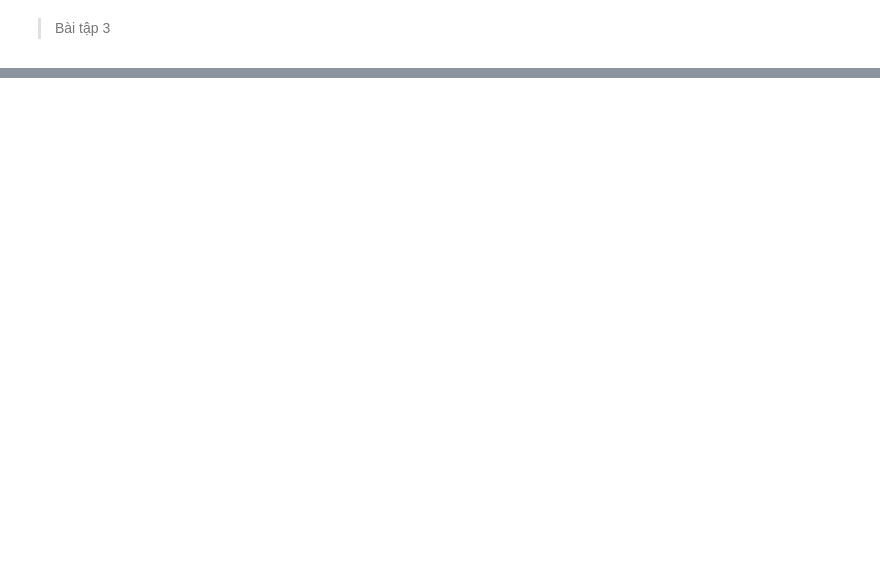
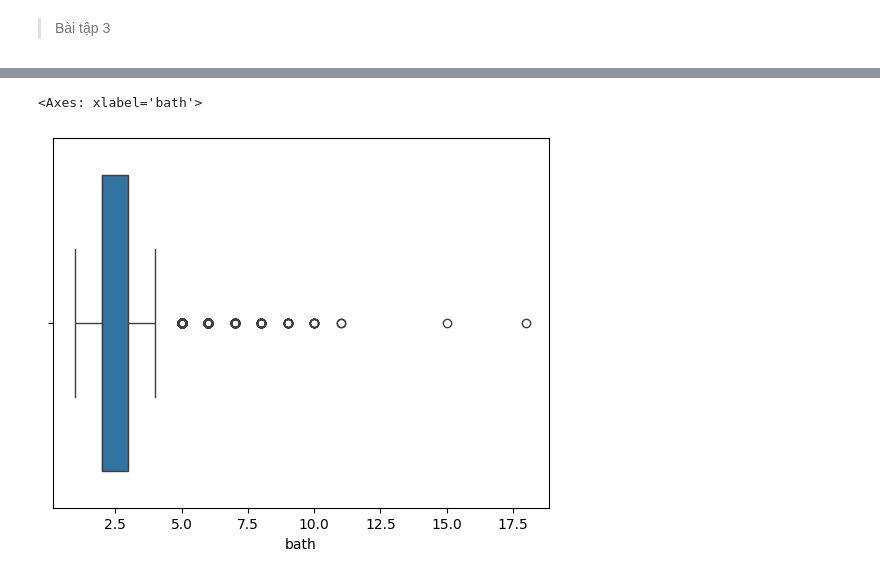
Before and after one commit to quanzz123/DataMining-Homework, a Jupyter notebook: Lab 2-Data Preprocessing/thuc_hanh.ipynb, the cells around one changed output, grey strips where cells are left out. Saved outputs shown, nothing was run; the diff lists cells and outputs as text; code cells hidden in the pictures; blank space fills up the shorter version.

```diff
--- a/Lab 2-Data Preprocessing/thuc_hanh.ipynb
+++ b/Lab 2-Data Preprocessing/thuc_hanh.ipynb
@@ -632,2 +637,30 @@ df11.shape
 # %% [markdown]
 > Bài tập 3
+# %%
+def remove_bhk_outliers(df):
+
+    exclude_indices = np.array([])
+
+    for location, location_df in df.groupby('location'):
+
+        bhk_stats = {}
+
+        for bhk, bhk_df in location_df.groupby('bhk'):
+
+            bhk_stats[bhk] = {
+                'mean': np.mean(bhk_df.price_per_sqft),
+                'count': bhk_df.shape[0]
+            }
+
+        for bhk, bhk_df in location_df.groupby('bhk'):
+
+            if bhk_stats[bhk]['count'] > 5:
+
+                mean_price = bhk_stats[bhk]['mean']
+
+                exclude_indices = np.append(
+                    exclude_indices,
+                    bhk_df[bhk_df.price_per_sqft < mean_price].index.values
+                )
+
+    return df.drop(exclude_indices, axis='index')
@@ -633,0 +684,8 @@ df11.shape
+# %%
+import seaborn as sns
+import matplotlib.pyplot as plt
+
+sns.boxplot(x=df13['bath'])
+# %% [output]
+<Axes: xlabel='bath'>
+[figure, added]
```
Also changed, not shown: parts of 11 cells of this notebook, 1 other file.
